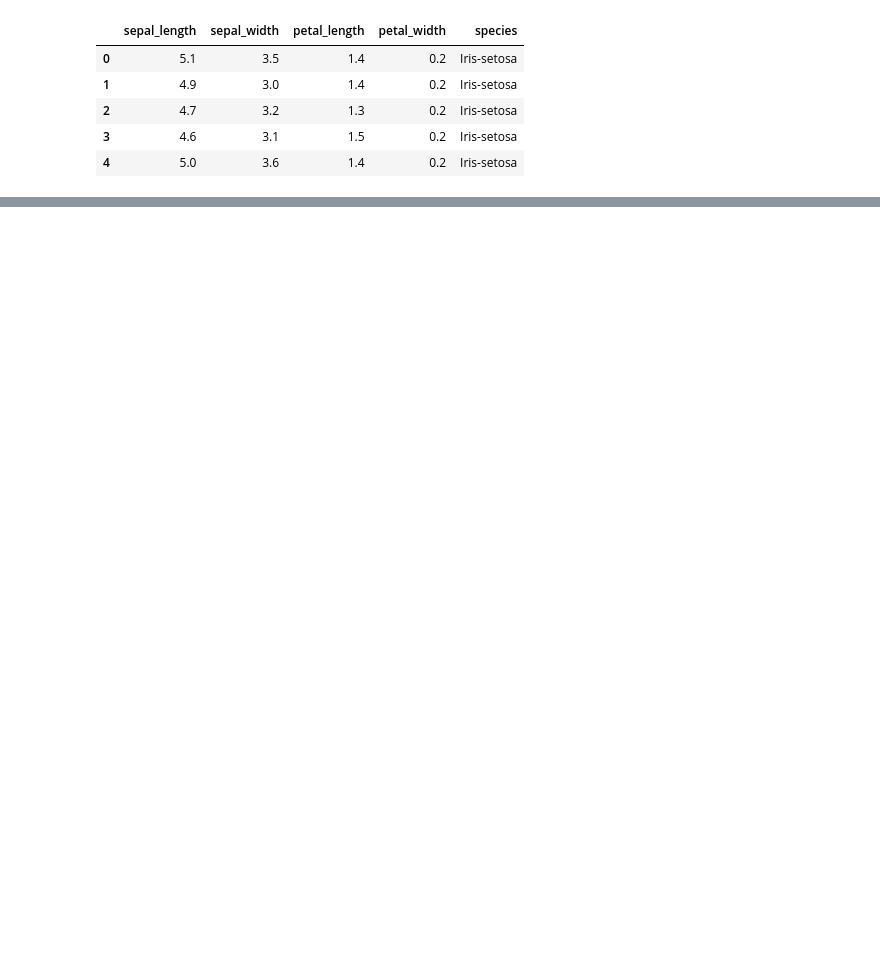
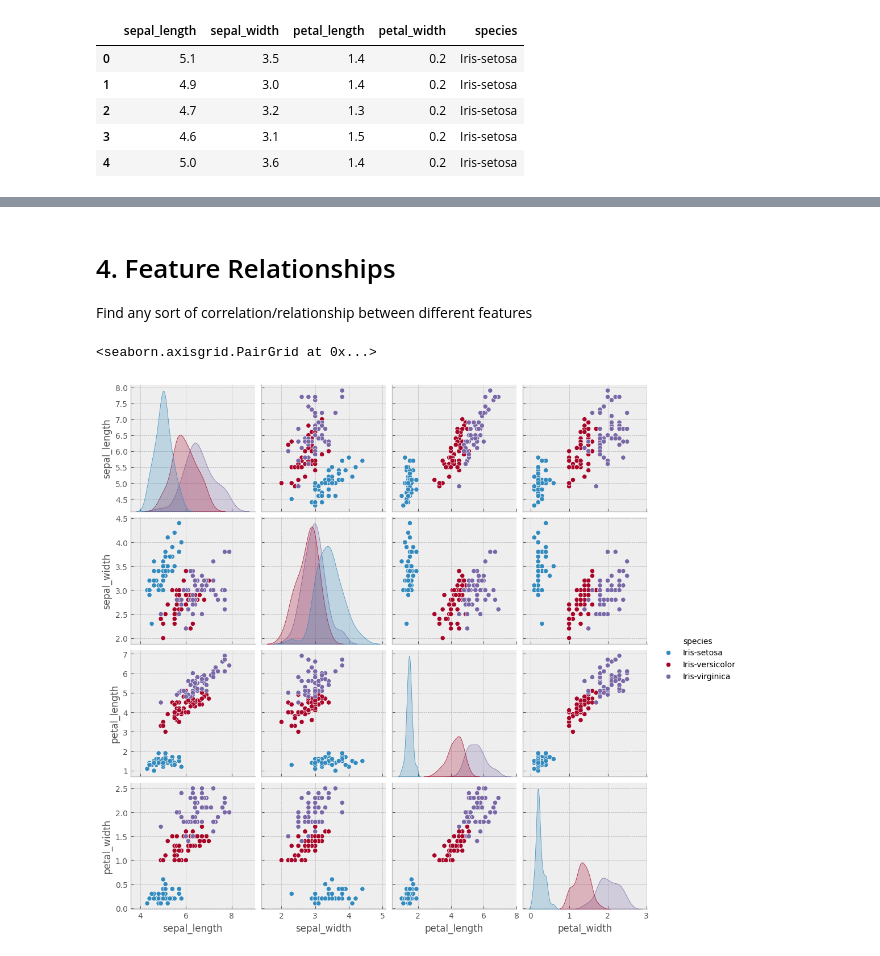
Before and after one commit to jhoang3/iris, a Jupyter notebook: iris.ipynb, the cells around one changed output, grey strips where cells are left out. Cells and saved outputs as stored; diff of their text form; code cells hidden in the pictures; blank space fills up the shorter version.

```diff
--- a/iris.ipynb
+++ b/iris.ipynb
@@ -20,0 +155,8 @@ df.head()
+# %% [markdown]
+# 4. Feature Relationships
+Find any sort of correlation/relationship between different features
+# %%
+sns.pairplot(data=df, hue='species')
+# %% [output]
+<seaborn.axisgrid.PairGrid at 0x...>
+[figure, added]
```
Also changed, not shown: parts of 24 cells of this notebook, 1 other file.
